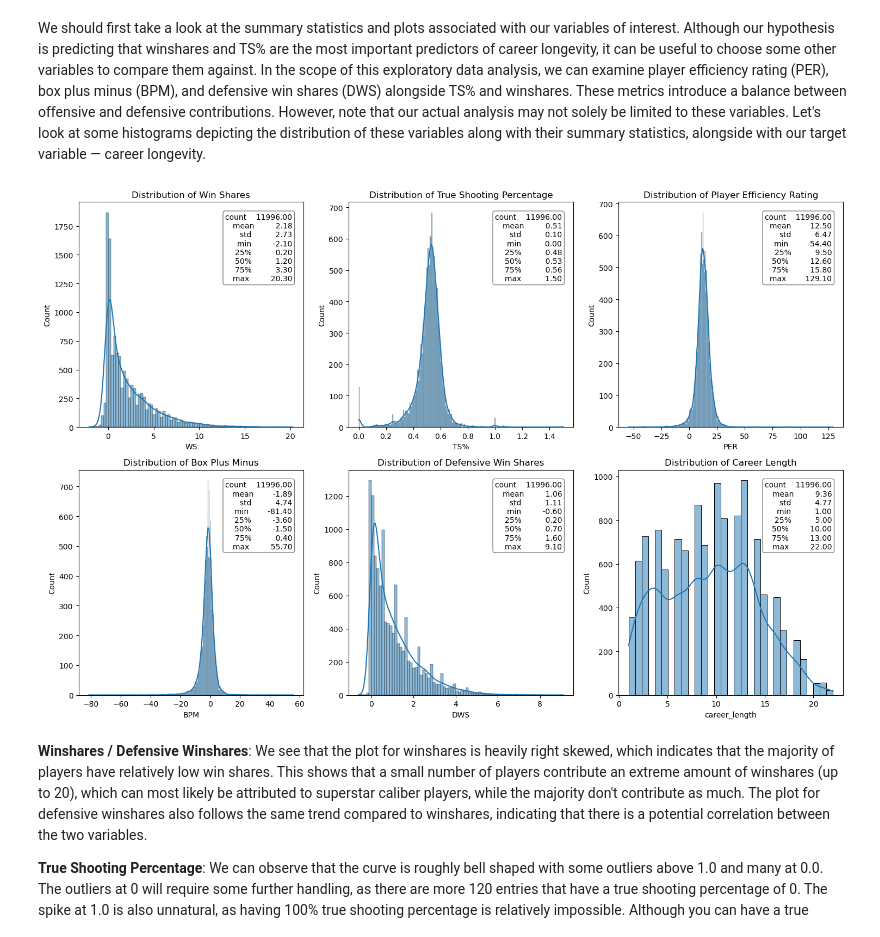
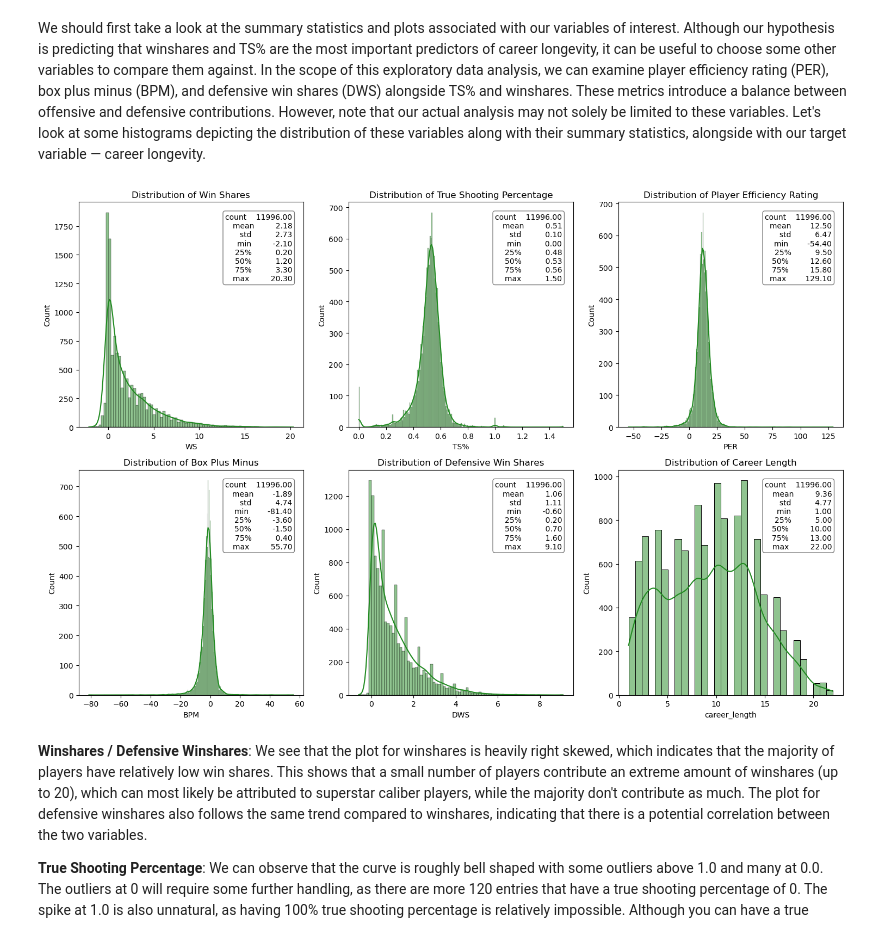
Before and after one commit to rikcy0/NBA-Career-Arc-Predicting-Longevity-Through-Performance-Metrics, a Jupyter notebook: FinalProject_Group117_WI25.ipynb, the cells around one changed output. Saved outputs shown, nothing was run; the diff lists cells and outputs as text; code cells hidden in the pictures.

```diff
--- a/FinalProject_Group117_WI25.ipynb
+++ b/FinalProject_Group117_WI25.ipynb
@@ -332,22 +332,22 @@ We should first take a look at the summary statistics and plots associated with
 # %%
 variables = ['WS', 'TS%', 'PER', 'BPM', 'DWS', 'career_length']
 actual_names = ['Win Shares', 'True Shooting Percentage', 'Player Efficiency Rating',
                 'Box Plus Minus', 'Defensive Win Shares', 'Career Length']
 
 fig, axes = plt.subplots(2, 3, figsize=(15, 10))
 
 for ax, var, name in zip(axes.flatten(), variables, actual_names):
-    sns.histplot(data=df, x=var, kde=True, ax=ax)
+    sns.histplot(data=df, x=var, kde=True, ax=ax, color = 'forestgreen')
     stats = df[var].describe().round(2)
     ax.text(0.95, 0.95, stats.to_string(), transform=ax.transAxes,
             fontsize=10, verticalalignment='top', horizontalalignment='right',
             bbox=dict(boxstyle="round", facecolor="white", alpha=0.5))
     ax.set_title(f'Distribution of {name}')
 
 plt.tight_layout()
 plt.show()
 # %% [output]
-[figure, old version]
+[figure, new version]
 # %% [markdown]
 **Winshares / Defensive Winshares**: We see that the plot for winshares is heavily right skewed, which indicates that the majority of players have relatively low win shares. This shows that a small number of players contribute an extreme amount of winshares (up to 20), which can most likely be attributed to superstar caliber players, while the majority don't contribute as much. The plot for defensive winshares also follows the same trend compared to winshares, indicating that there is a potential correlation between the two variables.
 
```
Also changed, not shown: parts of 8 cells of this notebook.
